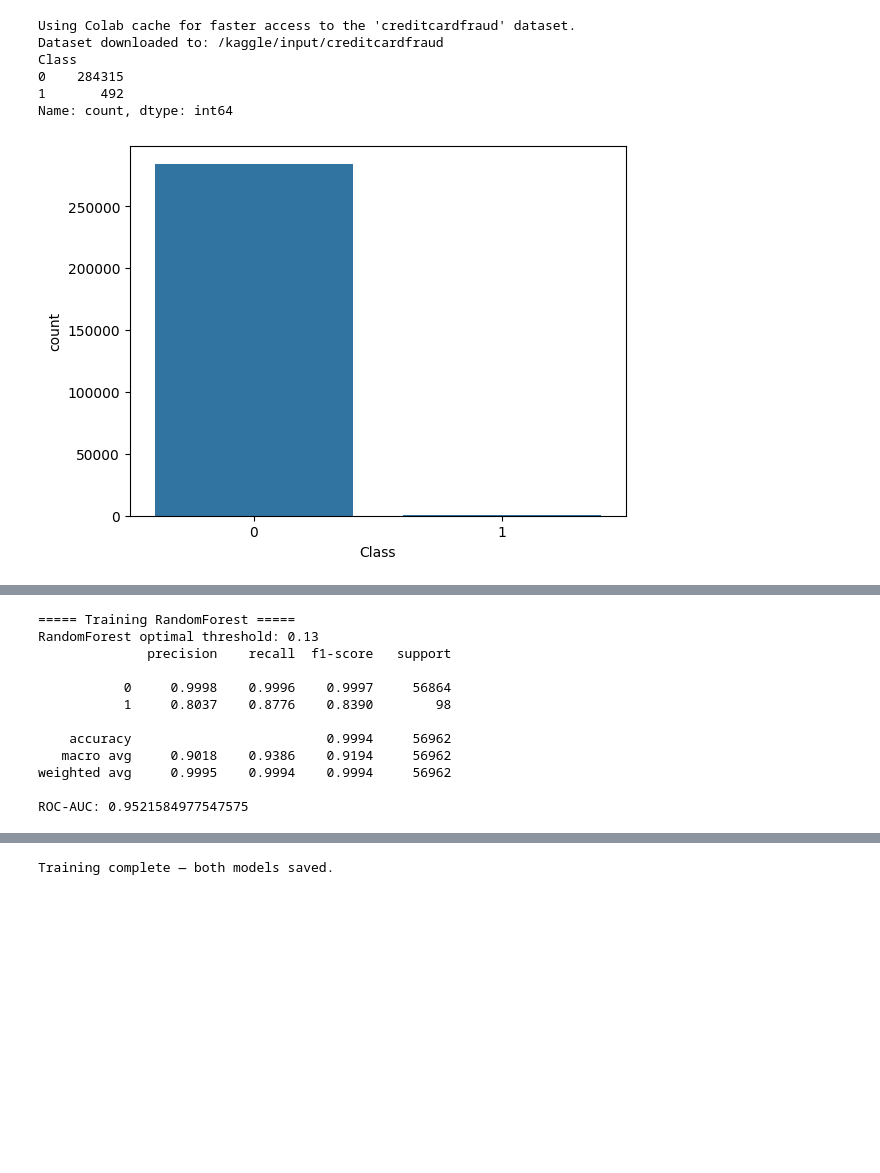
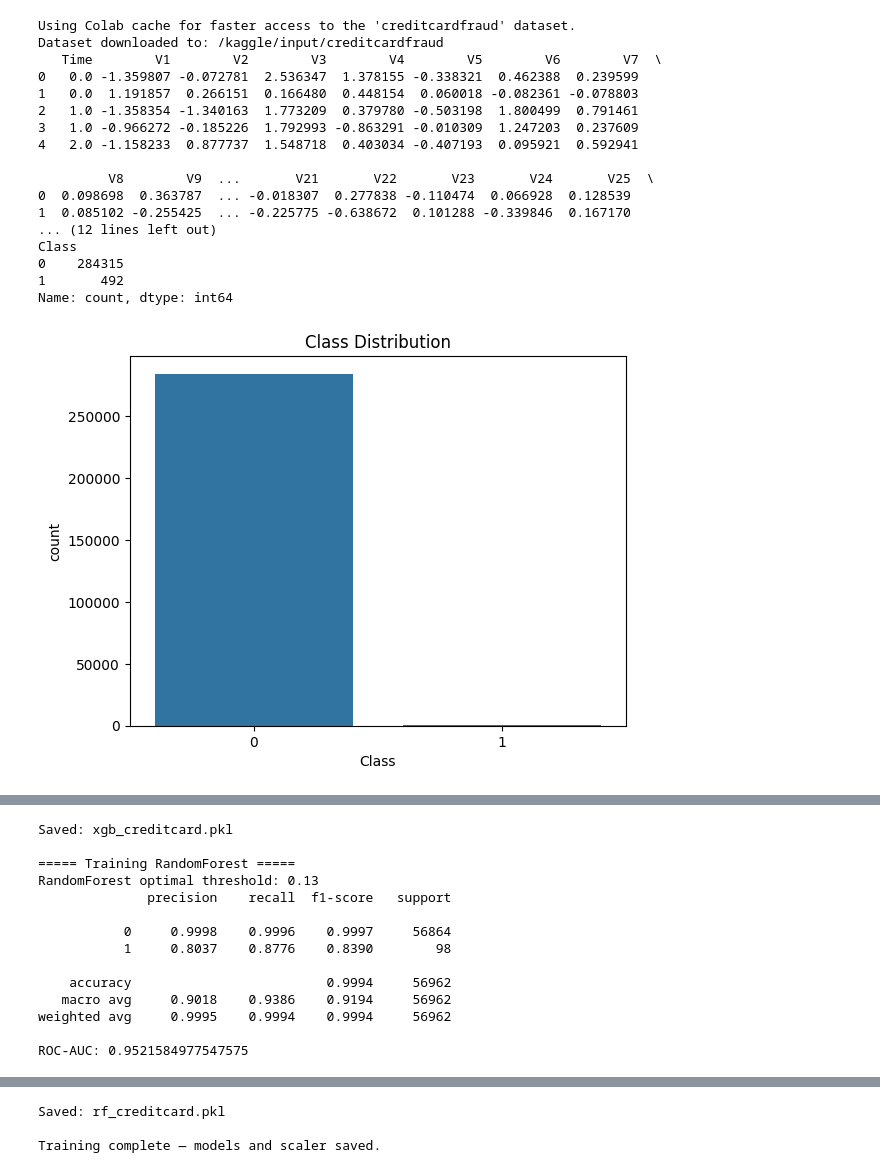
Before and after one commit to VamspireHallo/Credit-Card-Fraud-Project, a Jupyter notebook: Final_Project_Traditional_ML_Model.ipynb, the cells around one changed output, grey strips where cells are left out. Drawn from its saved outputs; the diff is of its cells as text; code cells hidden in the pictures; blank space fills up the shorter version.

Commit message:
Updating the Models to save persets

```diff
--- a/Final_Project_Traditional_ML_Model.ipynb
+++ b/Final_Project_Traditional_ML_Model.ipynb
@@ -9,12 +9,17 @@ import matplotlib.pyplot as plt
 import seaborn as sns
 from sklearn.model_selection import train_test_split
 from sklearn.preprocessing import StandardScaler
-from sklearn.metrics import classification_report, roc_auc_score, roc_curve, precision_recall_curve, confusion_matrix, auc
+from sklearn.metrics import (
+    classification_report, roc_auc_score, roc_curve,
+    precision_recall_curve, confusion_matrix, auc
+)
 from sklearn.ensemble import RandomForestClassifier
 from xgboost import XGBClassifier
+from sklearn.calibration import CalibratedClassifierCV
 import joblib
 import warnings
 warnings.filterwarnings('ignore')
+
 
 # ============================================
 # Cell 2: Helper plotting functions
@@ -42,33 +47,41 @@ def classification_metrics(y_true, y_pred, y_scores=None):
     if y_scores is not None:
         print("ROC-AUC:", roc_auc_score(y_true, y_scores))
 
+
 # ============================================
 # Cell 3: Load dataset via KaggleHub
 # ============================================
 import kagglehub
-import os
 
 path = kagglehub.dataset_download("mlg-ulb/creditcardfraud")
 print("Dataset downloaded to:", path)
+
 df = pd.read_csv(os.path.join(path, "creditcard.csv"))
+print(df.head())
+
 
 # ============================================
 # Cell 4: Quick EDA
 # ============================================
 print(df['Class'].value_counts())
+
 sns.countplot(x='Class', data=df)
+plt.title("Class Distribution")
 plt.show()
 
 sns.histplot(df['Amount'], bins=50, kde=True)
+plt.title("Transaction Amount Distribution")
 plt.show()
+
 
 # ============================================
 # Cell 5: Feature engineering (Updated: NO HOUR)
 # ============================================
 df['Amount_log'] = np.log1p(df['Amount'])
 
-df_model = df.drop(['Time','Amount','Hour'], axis=1, errors='ignore')
+df_model = df.drop(['Time', 'Amount', 'Hour'], axis=1, errors='ignore')
 df_model.head()
+
 
 # ============================================
 # Cell 6: Split and Scale
@@ -79,11 +92,14 @@ y = df_model['Class']
 scaler = StandardScaler()
 X_scaled = scaler.fit_transform(X)
 
+# Save scaler for deployment
+joblib.dump(scaler, "scaler_creditcard.joblib")
+print("Scaler saved as scaler_creditcard.joblib")
+
 X_train, X_test, y_train, y_test = train_test_split(
     X_scaled, y, stratify=y, test_size=0.2, random_state=42
 )
 
-joblib.dump(scaler, "scaler_creditcard.joblib")
 
 # ============================================
 # Cell 7: SMOTE (handle imbalance)
@@ -91,34 +107,47 @@ joblib.dump(scaler, "scaler_creditcard.joblib")
 from imblearn.over_sampling import SMOTE
 sm = SMOTE(random_state=42)
 X_train_sm, y_train_sm = sm.fit_resample(X_train, y_train)
+
 print("After SMOTE:", np.bincount(y_train_sm))
 
+
 # ============================================
-# Cell 8: XGBoost / RandomForest Model
+# Cell 8: Model Training (XGBoost + RF)
 # ============================================
-desired_precision = 0.8  # threshold target
+desired_precision = 0.80  # threshold target
+
 
 # -------------------------
 # Train XGBoost
 # -------------------------
 print("\n===== Training XGBoost =====")
 
-xgb_model = XGBClassifier(
+xgb_model_raw = XGBClassifier(
     n_estimators=200,
     max_depth=6,
     learning_rate=0.1,
     use_label_encoder=False,
     eval_metric='auc',
-    scale_pos_weight=(y_train==0).sum()/(y_train==1).sum(),
+    scale_pos_weight=(y_train == 0).sum() / (y_train == 1).sum(),
     random_state=42
 )
 
+xgb_model_raw.fit(X_train, y_train)
+
+# Probability calibration for better thresholds
+xgb_model = CalibratedClassifierCV(xgb_model_raw, cv=3)
 xgb_model.fit(X_train, y_train)
-probs_xgb = xgb_model.predict_proba(X_test)[:,1]
+
+probs_xgb = xgb_model.predict_proba(X_test)[:, 1]
 
 precision, recall, thresholds = precision_recall_curve(y_test, probs_xgb)
 idx = np.argmax(precision >= desired_precision)
-optimal_threshold_xgb = thresholds[idx]
+
+# Fix: avoid index error
+if idx == len(thresholds):
+    optimal_threshold_xgb = 0.5
+else:
+    optimal_threshold_xgb = thresholds[idx]
 
 print("XGBoost optimal threshold:", optimal_threshold_xgb)
 
@@ -128,7 +157,10 @@ classification_metrics(y_test, y_pred_xgb, probs_xgb)
 plot_confusion_matrix(y_test, y_pred_xgb, "XGBoost Confusion Matrix")
 plot_roc(y_test, probs_xgb, "XGBoost ROC")
 
+# Save model
 joblib.dump(xgb_model, "xgb_creditcard.pkl")
+print("Saved: xgb_creditcard.pkl")
+
 
 
 # -------------------------
@@ -154,33 +186,49 @@ print("RandomForest optimal threshold:", optimal_threshold_rf)
 
 y_pred_rf = (probs_rf >= optimal_threshold_rf).astype(int)
 
 classification_metrics(y_test, y_pred_rf, probs_rf)
 plot_confusion_matrix(y_test, y_pred_rf, "RandomForest Confusion Matrix")
 plot_roc(y_test, probs_rf, "RandomForest ROC")
 
+# Save model
 joblib.dump(rf_model, "rf_creditcard.pkl")
+print("Saved: rf_creditcard.pkl")
 
-print("\nTraining complete — both models saved.")
+print("\nTraining complete — models and scaler saved.")
+
 
 # ============================================
 # Cell 9: Preprocess single transaction
 # ============================================
 def preprocess_transaction(row_dict):
     """
     row_dict: dict {V1..V28, Amount}
     → returns scaled vector for model inference
     """
     tmp = {}
     tmp['Amount_log'] = np.log1p(row_dict['Amount'])
-    feat_order = [f'V{i}' for i in range(1,29)] + ['Amount_log']
+
+    feat_order = [f'V{i}' for i in range(1, 29)] + ['Amount_log']
+
     arr = np.array([row_dict[f] for f in feat_order], dtype=float).reshape(1, -1)
     arr_scaled = scaler.transform(arr)
     return arr_scaled
 # %% [output]
 Using Colab cache for faster access to the 'creditcardfraud' dataset.
 Dataset downloaded to: /kaggle/input/creditcardfraud
+   Time        V1        V2        V3        V4        V5        V6        V7  \
+0   0.0 -1.359807 -0.072781  2.536347  1.378155 -0.338321  0.462388  0.239599
+1   0.0  1.191857  0.266151  0.166480  0.448154  0.060018 -0.082361 -0.078803
+2   1.0 -1.358354 -1.340163  1.773209  0.379780 -0.503198  1.800499  0.791461
+3   1.0 -0.966272 -0.185226  1.792993 -0.863291 -0.010309  1.247203  0.237609
+4   2.0 -1.158233  0.877737  1.548718  0.403034 -0.407193  0.095921  0.592941
+
+         V8        V9  ...       V21       V22       V23       V24       V25  \
+0  0.098698  0.363787  ... -0.018307  0.277838 -0.110474  0.066928  0.128539
+1  0.085102 -0.255425  ... -0.225775 -0.638672  0.101288 -0.339846  0.167170
+... (12 lines left out)
 Class
 0    284315
 1       492
 Name: count, dtype: int64
-[figure, old version]
+[figure, new version]
@@ -204,3 +253,5 @@ ROC-AUC: 0.9691087148140067
+Saved: xgb_creditcard.pkl
+
 ===== Training RandomForest =====
 RandomForest optimal threshold: 0.13
               precision    recall  f1-score   support
@@ -215,7 +266,9 @@ weighted avg     0.9995    0.9994    0.9994     56962
 ROC-AUC: 0.9521584977547575
 [figure]
 [figure]
-Training complete — both models saved.
+Saved: rf_creditcard.pkl
+
+Training complete — models and scaler saved.
 # %%
 # =======================
 # Cell 14: Load 2023 dataset
```
Also changed, not shown: parts of 2 cells of this notebook, 1 other file.
